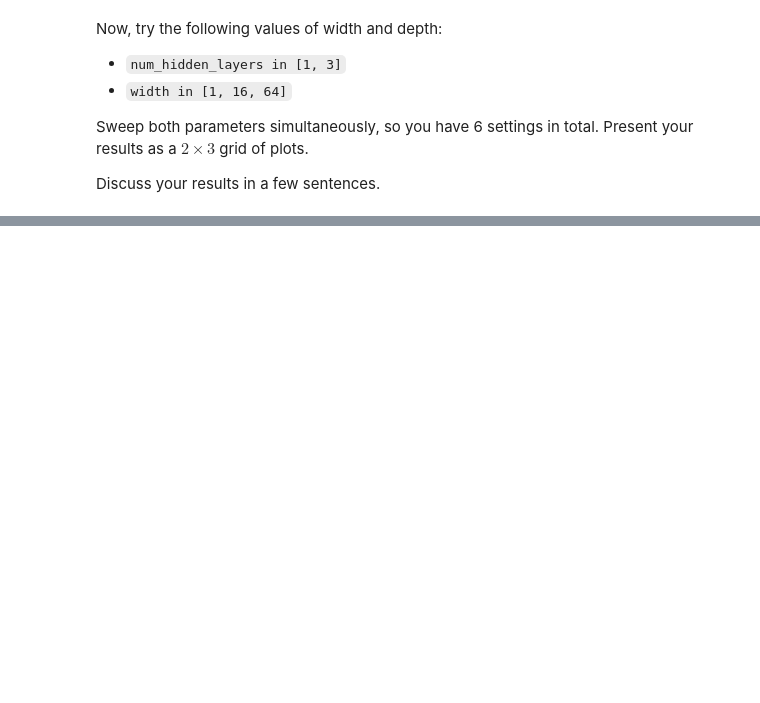
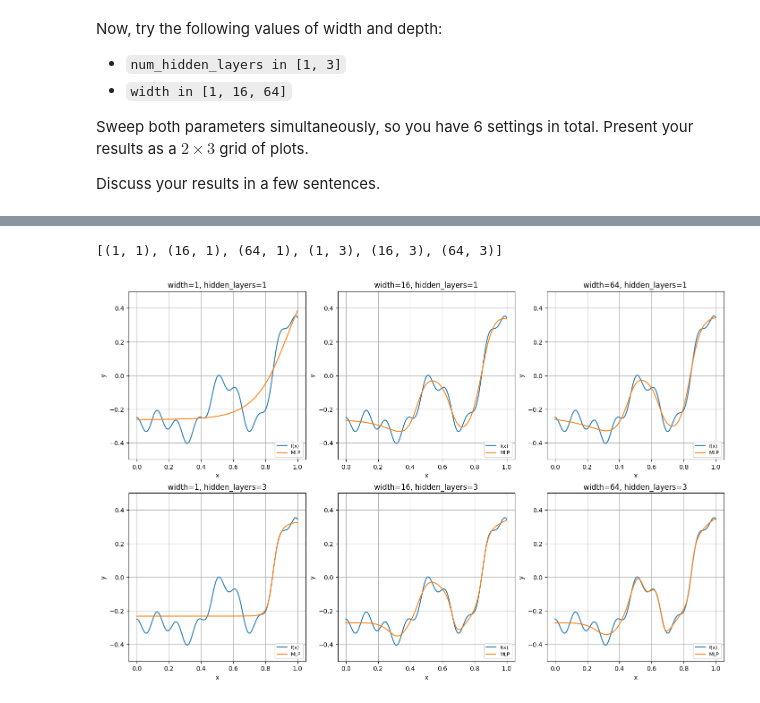
Before and after one commit to jithendra1798/ML-CS-GY-6923-B, a Jupyter notebook: 05_ml_cs_gy_6923_b_lab_04_mlp.ipynb, the cells around one changed output, grey strips where cells are left out. Saved outputs shown, nothing was run; the diff lists cells and outputs as text; code cells hidden in the pictures; blank space fills up the shorter version.

Commit message:
Compared different widths and layers

```diff
--- a/05_ml_cs_gy_6923_b_lab_04_mlp.ipynb
+++ b/05_ml_cs_gy_6923_b_lab_04_mlp.ipynb
@@ -171,3 +171,18 @@ Now, try the following values of width and depth:
 Sweep both parameters simultaneously, so you have 6 settings in total. Present your results as a $2 \times 3$ grid of plots.
 
 Discuss your results in a few sentences.
+# %%
+y_preds = {}
+
+for h in [1, 3]:
+  for w in [1, 16, 64]:
+    epochs = 350 if w == 1 else 220
+    epochs = 1000
+    _, y_hat = train_model(
+        x, fs,
+        width=w,
+        num_hidden_layers=h,
+        epochs=epochs,
+        activation=nn.Tanh,
+    )
+    y_preds[(w, h)] = y_hat
@@ -174,6 +207,8 @@ Discuss your results in a few sentences.
 # %%
-y_preds = {}
-
-for num_hidden_layers in [1, 3]:
-  for width in [1, 16, 64]:
-    ...
+settings = []
+for h in [1, 3]:
+    for w in [1, 16, 64]:
+        settings.append((w, h))
+print(settings)
+# %% [output]
+[(1, 1), (16, 1), (64, 1), (1, 3), (16, 3), (64, 3)]
@@ -183,0 +215,16 @@ _, arr = plt.subplots(2, 3, figsize=(15, 10))
+# %%
+# _, arr = plt.subplots(2, 3, figsize=(15, 10))
+
+fig, axes = plt.subplots(2, 3, figsize=(14, 9), constrained_layout=True)
+axes = axes.ravel()
+for ax, (w, h) in zip(axes, settings):
+  ax.plot(x, fs, label="f(x)")
+  ax.plot(x, y_preds[(w, h)], label="MLP")
+  ax.set_ylim([-0.5, 0.5])
+  ax.grid(True)
+  ax.set_title(f"width={w}, hidden_layers={h}")
+  ax.set_xlabel("x"); ax.set_ylabel("y")
+  ax.legend(loc="lower right", fontsize=8)
+plt.show()
+# %% [output]
+[figure, added]
```
Also changed, not shown: parts of 4 cells of this notebook.
